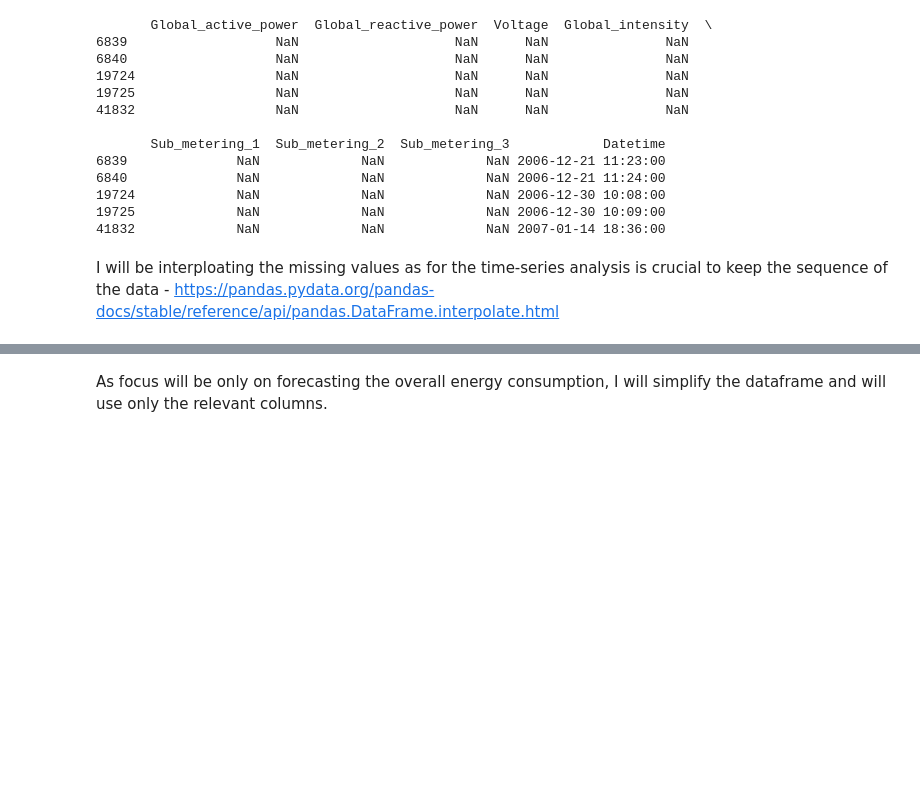
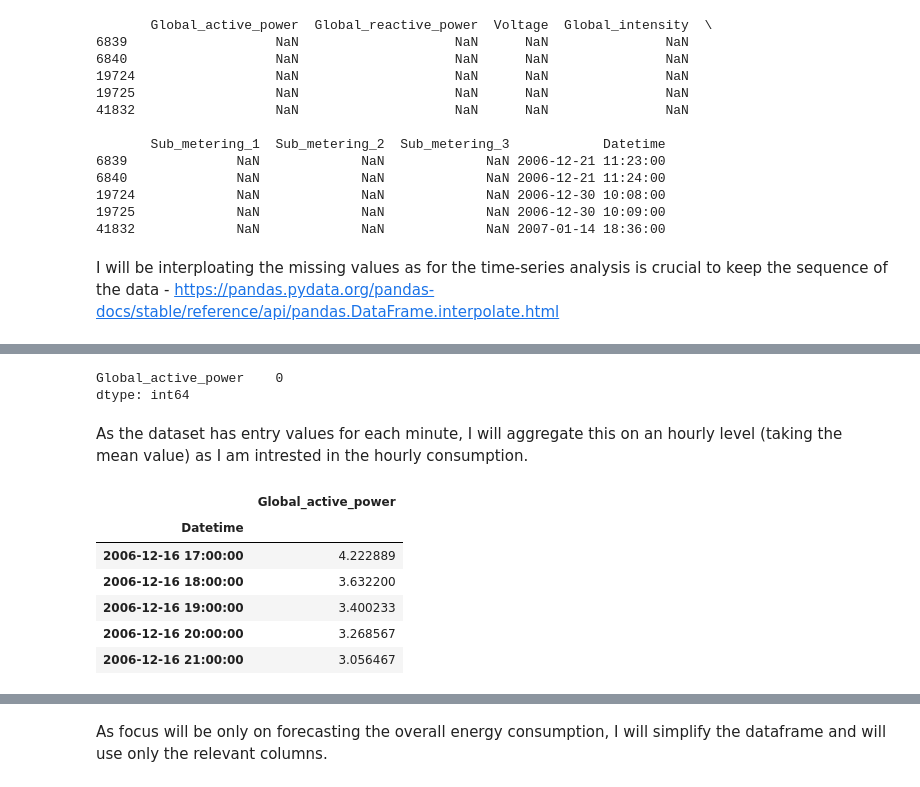
Before and after one commit to mkoleva0/DataAnalytics_Sem2_CA1, a Jupyter notebook: RNN.ipynb, the cells around one changed output, grey strips where cells are left out. Cells and saved outputs as stored; diff of their text form; code cells hidden in the pictures; blank space fills up the shorter version.

```diff
--- a/RNN.ipynb
+++ b/RNN.ipynb
@@ -150,0 +141,26 @@ consumption_df.tail(30)
+# %%
+df_simplified.isnull().sum()
+# %% [output]
+Global_active_power    0
+dtype: int64
+# %% [markdown]
+As the dataset has entry values for each minute, I will aggregate this on an hourly level (taking the mean value) as I am intrested in the hourly consumption.
+# %%
+# Assuming your DataFrame is named df and 'Datetime' is already set as the datetime index
+# If 'Datetime' is not the index, you would first do:
+# df_simplified['Datetime'] = df_simplified.to_datetime(df['Datetime'])
+# df_simplified.set_index('Datetime', inplace=True)
+
+# Resample to hourly data and compute the mean
+hourly_df = df_simplified.resample('H').mean()
+
+# Let's check the first few rows of the aggregated hourly data
+hourly_df.head()
+# %% [output]
+|  | Global_active_power |
+| Datetime |  |
+| 2006-12-16 17:00:00 | 4.222889 |
+| 2006-12-16 18:00:00 | 3.632200 |
+| 2006-12-16 19:00:00 | 3.400233 |
+| 2006-12-16 20:00:00 | 3.268567 |
+| 2006-12-16 21:00:00 | 3.056467 |
```
Also changed, not shown: parts of 53 cells of this notebook.
